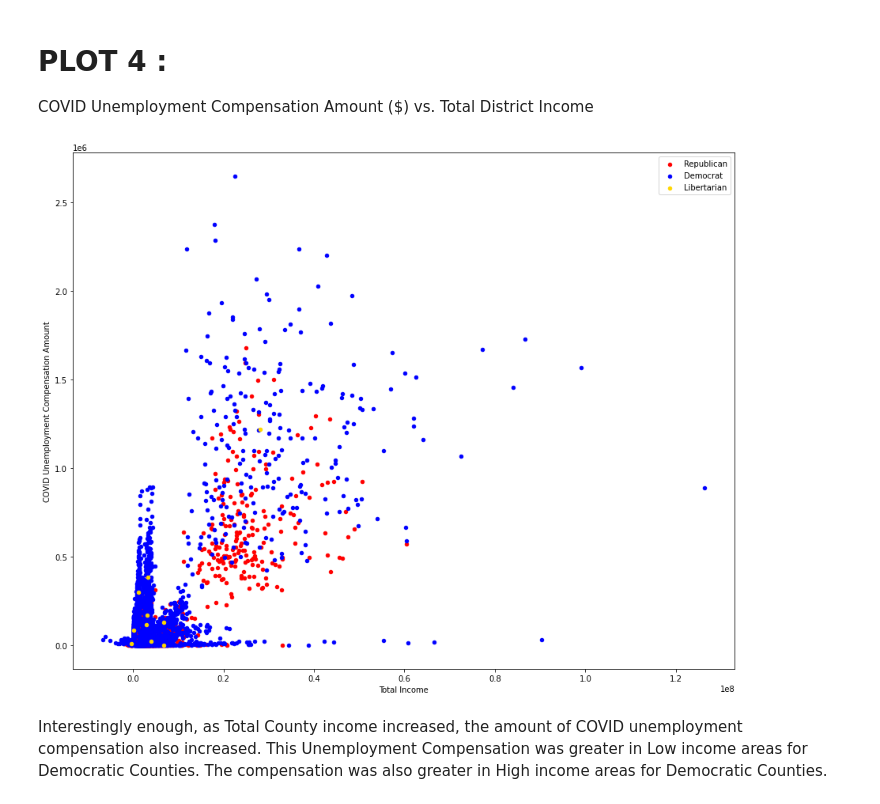
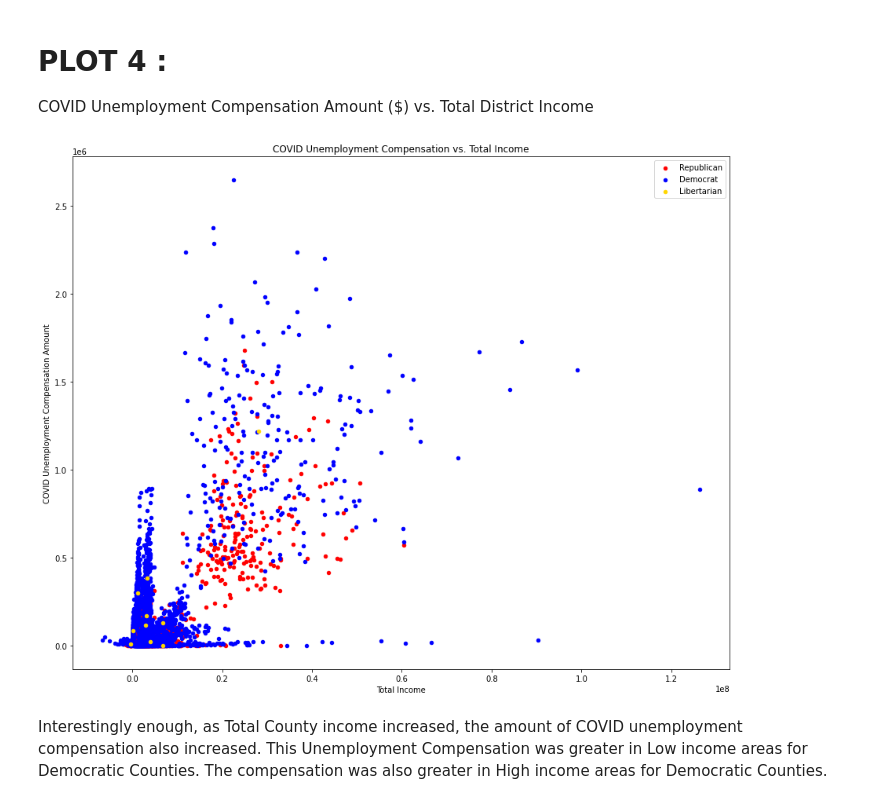
Before and after one commit to glarmour/Congresional-Analytics, a Jupyter notebook: GSB_521_Project_Build.ipynb, the cells around one changed output. Drawn from its saved outputs; the diff is of its cells as text; code cells hidden in the pictures.

```diff
--- a/GSB_521_Project_Build.ipynb
+++ b/GSB_521_Project_Build.ipynb
@@ -152,16 +152,16 @@ COVID Unemployment Compensation Amount ($) vs. Total District Income
 # %%
 R = merged_df_final[merged_df_final['Party'].str.contains('R')]
 D = merged_df_final[merged_df_final['Party'].str.contains('D')]
 L = merged_df_final[merged_df_final['Party'].str.contains('L')]
 
 fig, ax = plt.subplots(figsize=(15, 12))
-R.plot.scatter(x='Total Income', y="COVID Unemployment Compensation Amount", c='red',label='Republican', ax=ax)
+R.plot.scatter(x='Total Income', y="COVID Unemployment Compensation Amount", c='red',label='Republican', ax=ax,  title = 'COVID Unemployment Compensation vs. Total Income')
 D.plot.scatter(x='Total Income', y="COVID Unemployment Compensation Amount",c='blue',label='Democrat', ax=ax)
 L.plot.scatter(x='Total Income', y="COVID Unemployment Compensation Amount",c='gold',label='Libertarian', ax=ax)
 
 plt.legend()
 plt.show()
 # %% [output]
-[figure, old version]
+[figure, new version]
 # %% [markdown]
 Interestingly enough, as Total County income increased, the amount of COVID unemployment compensation also increased. This Unemployment Compensation was greater in Low income areas for Democratic Counties. The compensation was also greater in High income areas for Democratic Counties.
```
Also changed, not shown: parts of 3 cells of this notebook.
